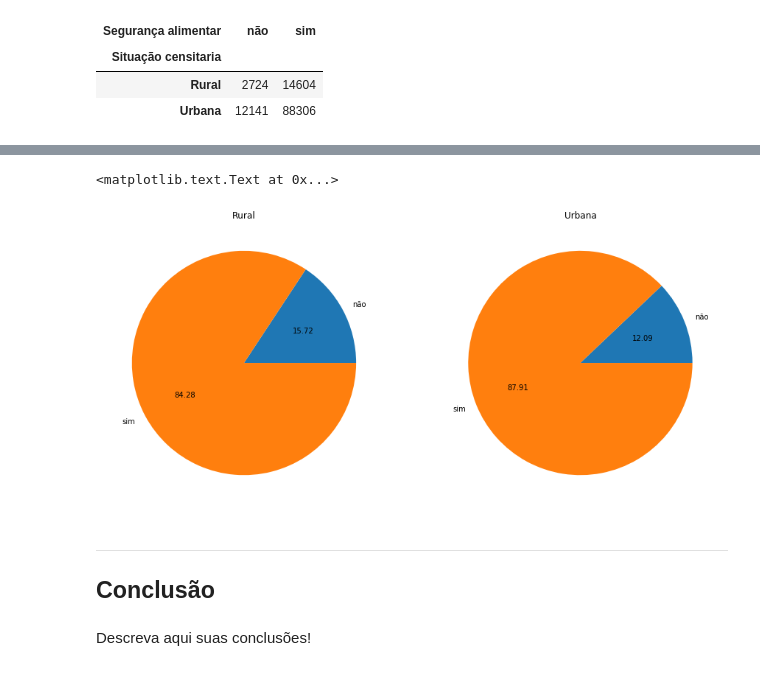
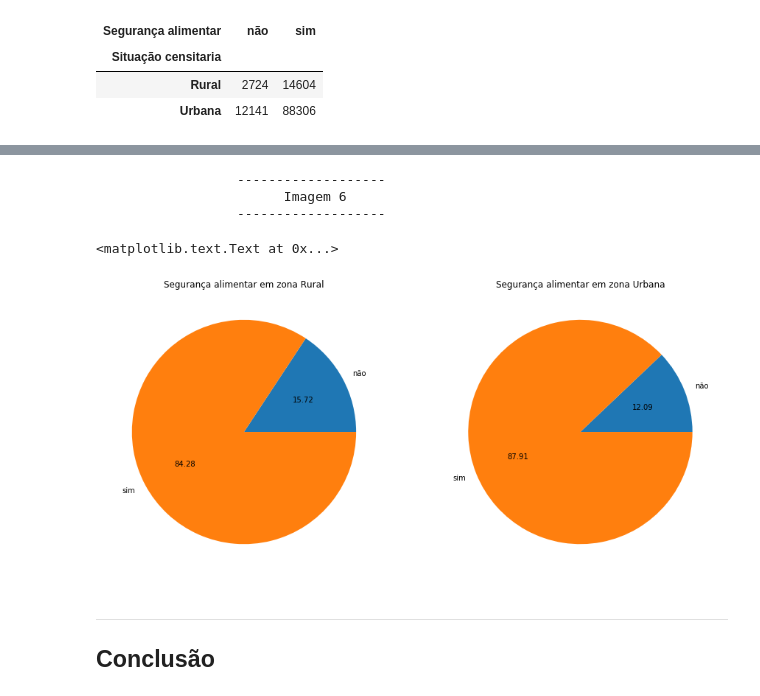
Before and after one commit to Juliano-Nassar/CienciaDosDados, a Jupyter notebook: Projeto 1.ipynb, the cells around one changed output, grey strips where cells are left out. Cells and saved outputs as stored; diff of their text form; code cells hidden in the pictures.

```diff
--- a/Projeto 1.ipynb
+++ b/Projeto 1.ipynb
@@ -287,20 +304,25 @@ plt.title('Percentual de domicilios com segurança alimentar nas regiões brasil
 # %%
+print(color.BOLD+"""                  -------------------
+                        Imagem 6
+                  -------------------"""+color.END)
+
 fig = plt.figure(figsize=(15, 7))
 
 plt.subplot(121)
 ct3.iloc[0].plot(kind='pie', autopct="%.2f",legend=False)
-plt.title('Rural')
+plt.title('Segurança alimentar em zona Rural')
 plt.ylabel("")
 
 plt.subplot(122)
 ct3.iloc[1].plot(kind='pie', autopct="%.2f",legend=False)
-plt.title('Urbana')
+plt.title('Segurança alimentar em zona Urbana')
 plt.ylabel("")
 # %% [output]
-<matplotlib.text.Text at 0x...>
+                  -------------------
+                        Imagem 6
+                  -------------------
+<matplotlib.text.Text at 0x...>
-[figure, old version]
+[figure, new version]
 # %% [markdown]
 ___
 ## Conclusão
-# %% [markdown]
-Descreva aqui suas conclusões!
```
Also changed, not shown: parts of 11 cells of this notebook.
